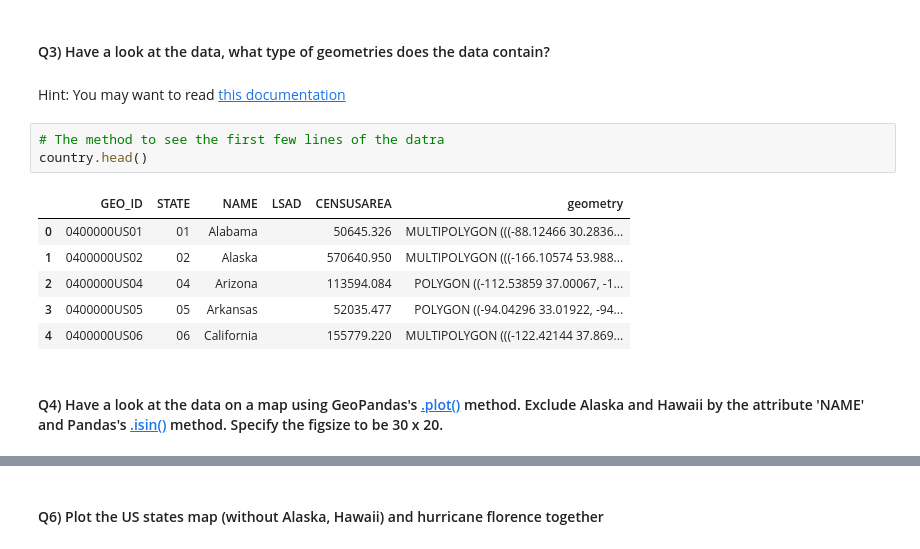
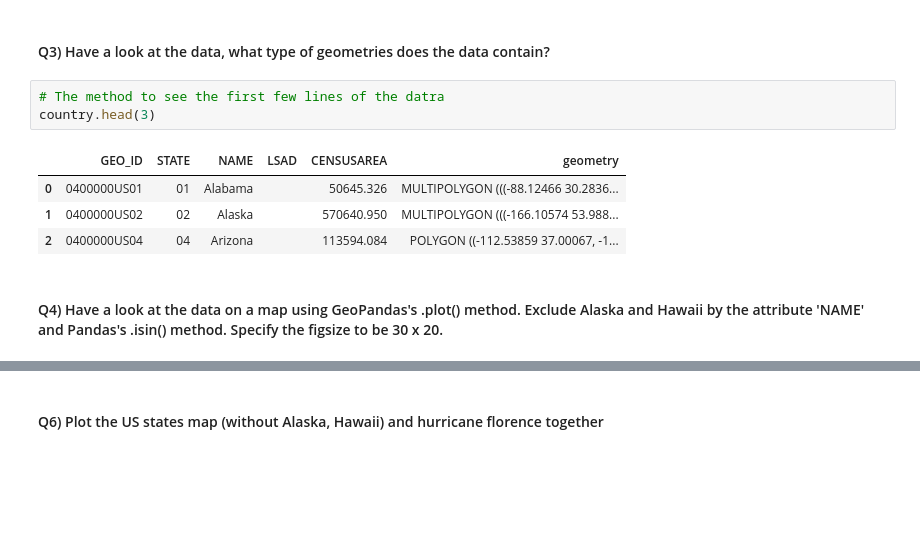
Before and after one commit to frouge1/2022_Intro_Python, a Jupyter notebook: Exercises/W3_S2.ipynb, the cells around one changed output, grey strips where cells are left out. Saved outputs shown, nothing was run; the diff lists cells and outputs as text; blank space fills up the shorter version.

```diff
--- a/Exercises/W3_S2.ipynb
+++ b/Exercises/W3_S2.ipynb
@@ -133,19 +126,15 @@ path = r"/content/data/hurricane-data/gz_2010_us_040_00_5m.json"
 country = gpd.read_file(path)
 # %% [markdown]
 #### Q3) Have a look at the data, what type of geometries does the data contain?
-# %% [markdown]
-Hint: You may want to read [this documentation](https://pandas.pydata.org/docs/reference/api/pandas.DataFrame.head.html)
 # %%
 # The method to see the first few lines of the datra
-country.head()
+country.head(3)
 # %% [output]
 |  | GEO_ID | STATE | NAME | LSAD | CENSUSAREA | geometry |
 | 0 | 0400000US01 | 01 | Alabama |  | 50645.326 | MULTIPOLYGON (((-88.12466 30.2836... |
 | 1 | 0400000US02 | 02 | Alaska |  | 570640.950 | MULTIPOLYGON (((-166.10574 53.988... |
 | 2 | 0400000US04 | 04 | Arizona |  | 113594.084 | POLYGON ((-112.53859 37.00067, -1... |
-| 3 | 0400000US05 | 05 | Arkansas |  | 52035.477 | POLYGON ((-94.04296 33.01922, -94... |
-| 4 | 0400000US06 | 06 | California |  | 155779.220 | MULTIPOLYGON (((-122.42144 37.869... |
 # %% [markdown]
-#### Q4) Have a look at the data on a map using GeoPandas's [.plot()](https://geopandas.org/en/stable/docs/reference/api/geopandas.GeoDataFrame.plot.html) method. Exclude Alaska and Hawaii by the attribute 'NAME' and Pandas's [.isin()](https://pandas.pydata.org/docs/reference/api/pandas.DataFrame.isin.html) method. Specify the figsize to be 30 x 20.
+#### Q4) Have a look at the data on a map using GeoPandas's .plot() method. Exclude Alaska and Hawaii by the attribute 'NAME' and Pandas's .isin() method. Specify the figsize to be 30 x 20.
 # %%
 # Plot the US states (Alaska and Hawaii excluded)
```
Also changed, not shown: parts of 15 cells of this notebook.
